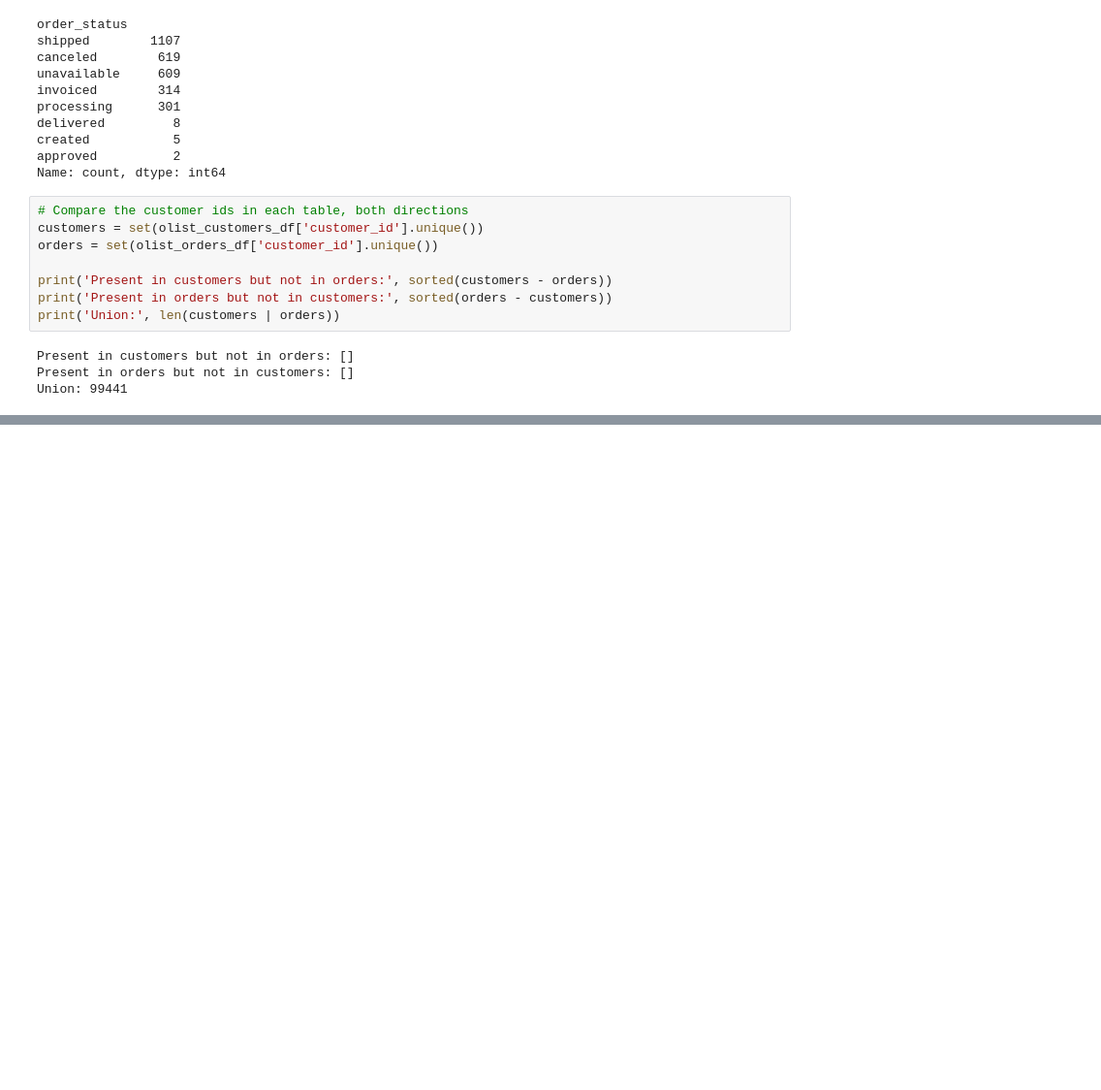
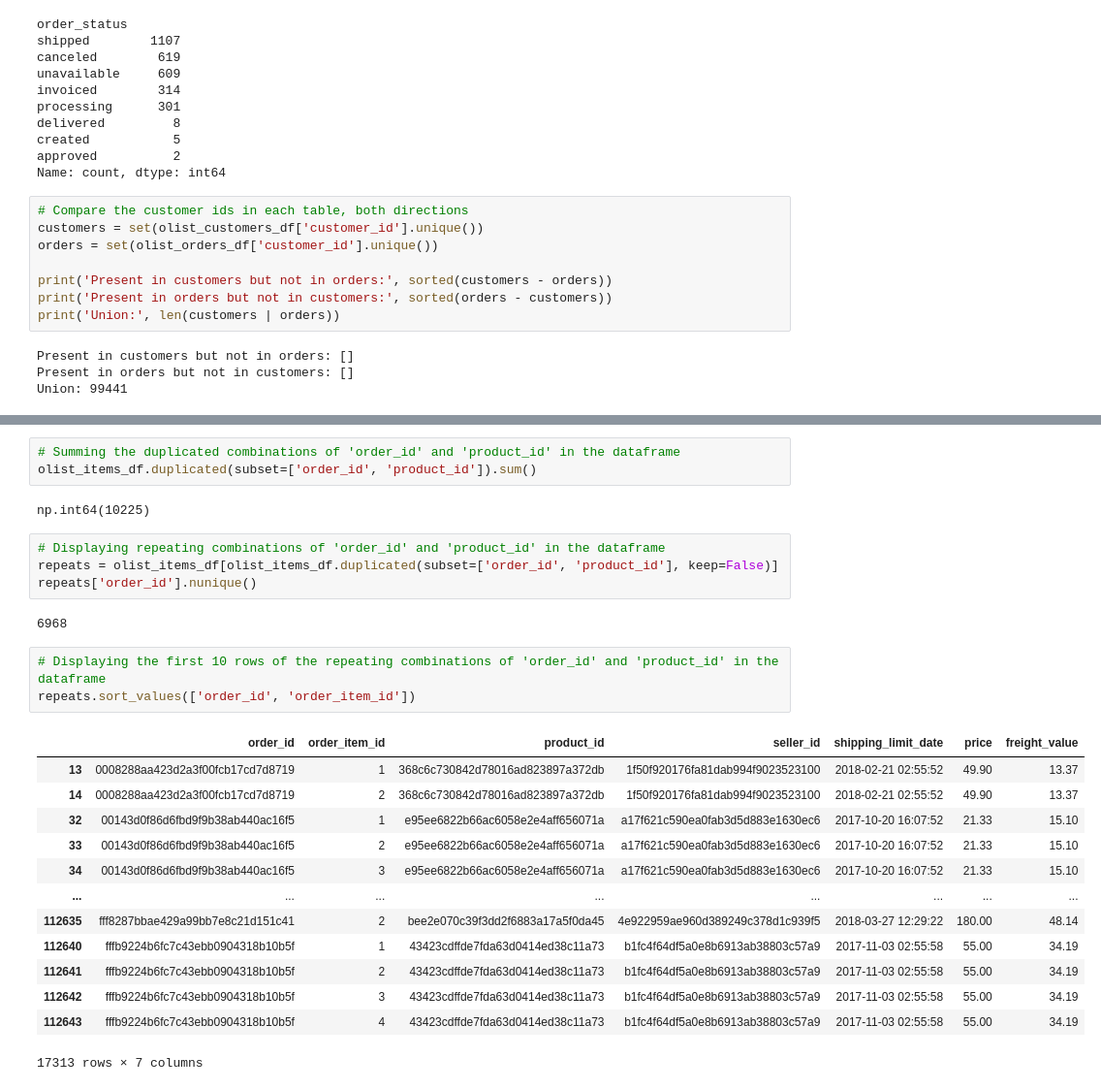
Before and after one commit to abhishek-070911/olist-data-platform, a Jupyter notebook: notebooks/01_profiling.ipynb, the cells around one changed output, grey strips where cells are left out. Shown at 97% size. Saved outputs shown, nothing was run; the diff lists cells and outputs as text; blank space fills up the shorter version.

```diff
--- a/notebooks/01_profiling.ipynb
+++ b/notebooks/01_profiling.ipynb
@@ -448,0 +619,28 @@ olist_orders_df[d]['order_id'].nunique()
+# %%
+# Summing the duplicated combinations of 'order_id' and 'product_id' in the dataframe
+olist_items_df.duplicated(subset=['order_id', 'product_id']).sum()
+# %% [output]
+np.int64(10225)
+# %%
+# Displaying repeating combinations of 'order_id' and 'product_id' in the dataframe
+repeats = olist_items_df[olist_items_df.duplicated(subset=['order_id', 'product_id'], keep=False)]
+repeats['order_id'].nunique()
+# %% [output]
+6968
+# %%
+# Displaying the first 10 rows of the repeating combinations of 'order_id' and 'product_id' in the dataframe
+repeats.sort_values(['order_id', 'order_item_id'])
+# %% [output]
+|  | order_id | order_item_id | product_id | seller_id | shipping_limit_date | price | freight_value |
+| 13 | 0008288aa423d2a3f00fcb17cd7d8719 | 1 | 368c6c730842d78016ad823897a372db | 1f50f920176fa81dab994f9023523100 | 2018-02-21 02:55:52 | 49.90 | 13.37 |
+| 14 | 0008288aa423d2a3f00fcb17cd7d8719 | 2 | 368c6c730842d78016ad823897a372db | 1f50f920176fa81dab994f9023523100 | 2018-02-21 02:55:52 | 49.90 | 13.37 |
+| 32 | 00143d0f86d6fbd9f9b38ab440ac16f5 | 1 | e95ee6822b66ac6058e2e4aff656071a | a17f621c590ea0fab3d5d883e1630ec6 | 2017-10-20 16:07:52 | 21.33 | 15.10 |
+| 33 | 00143d0f86d6fbd9f9b38ab440ac16f5 | 2 | e95ee6822b66ac6058e2e4aff656071a | a17f621c590ea0fab3d5d883e1630ec6 | 2017-10-20 16:07:52 | 21.33 | 15.10 |
+| 34 | 00143d0f86d6fbd9f9b38ab440ac16f5 | 3 | e95ee6822b66ac6058e2e4aff656071a | a17f621c590ea0fab3d5d883e1630ec6 | 2017-10-20 16:07:52 | 21.33 | 15.10 |
+| ... | ... | ... | ... | ... | ... | ... | ... |
+| 112635 | fff8287bbae429a99bb7e8c21d151c41 | 2 | bee2e070c39f3dd2f6883a17a5f0da45 | 4e922959ae960d389249c378d1c939f5 | 2018-03-27 12:29:22 | 180.00 | 48.14 |
+| 112640 | fffb9224b6fc7c43ebb0904318b10b5f | 1 | 43423cdffde7fda63d0414ed38c11a73 | b1fc4f64df5a0e8b6913ab38803c57a9 | 2017-11-03 02:55:58 | 55.00 | 34.19 |
+| 112641 | fffb9224b6fc7c43ebb0904318b10b5f | 2 | 43423cdffde7fda63d0414ed38c11a73 | b1fc4f64df5a0e8b6913ab38803c57a9 | 2017-11-03 02:55:58 | 55.00 | 34.19 |
+| 112642 | fffb9224b6fc7c43ebb0904318b10b5f | 3 | 43423cdffde7fda63d0414ed38c11a73 | b1fc4f64df5a0e8b6913ab38803c57a9 | 2017-11-03 02:55:58 | 55.00 | 34.19 |
+| 112643 | fffb9224b6fc7c43ebb0904318b10b5f | 4 | 43423cdffde7fda63d0414ed38c11a73 | b1fc4f64df5a0e8b6913ab38803c57a9 | 2017-11-03 02:55:58 | 55.00 | 34.19 |
+17313 rows × 7 columns
```
Also changed, not shown: parts of 14 cells of this notebook, 1 other file.
